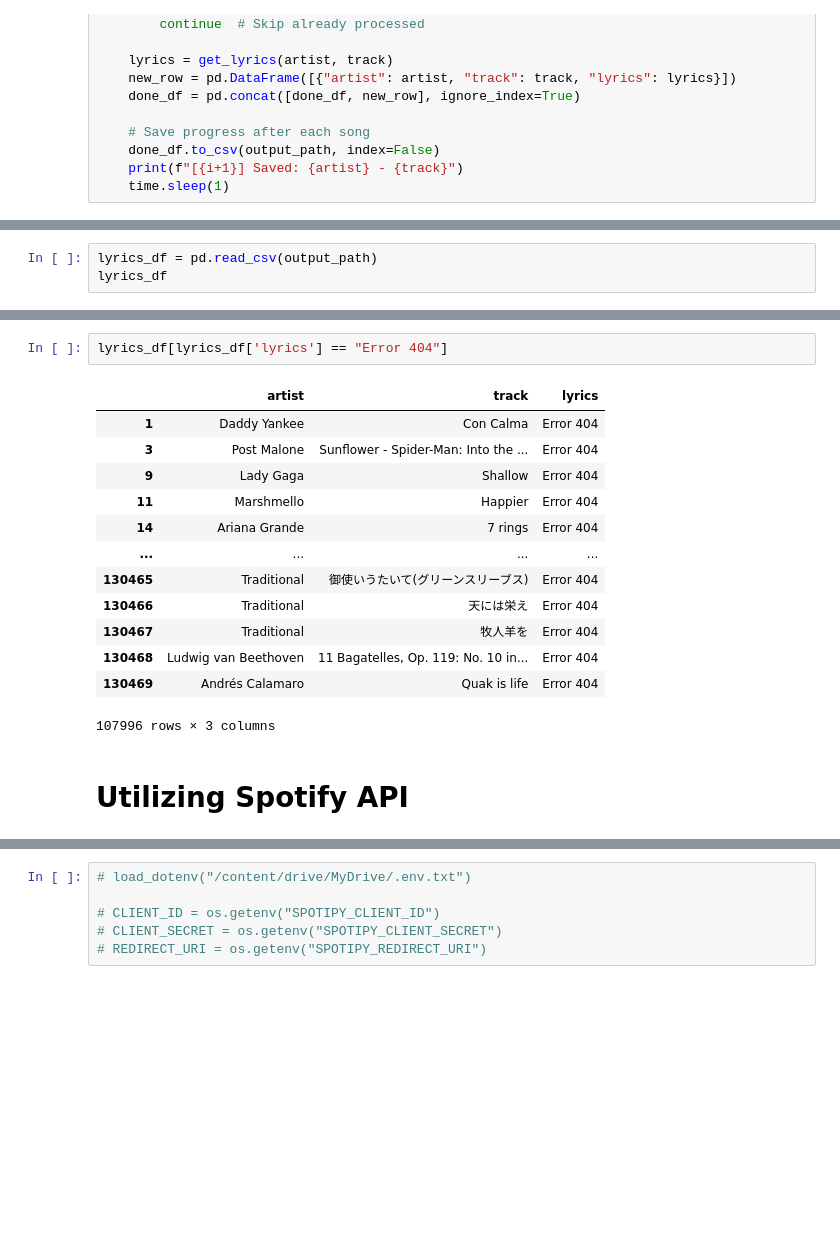
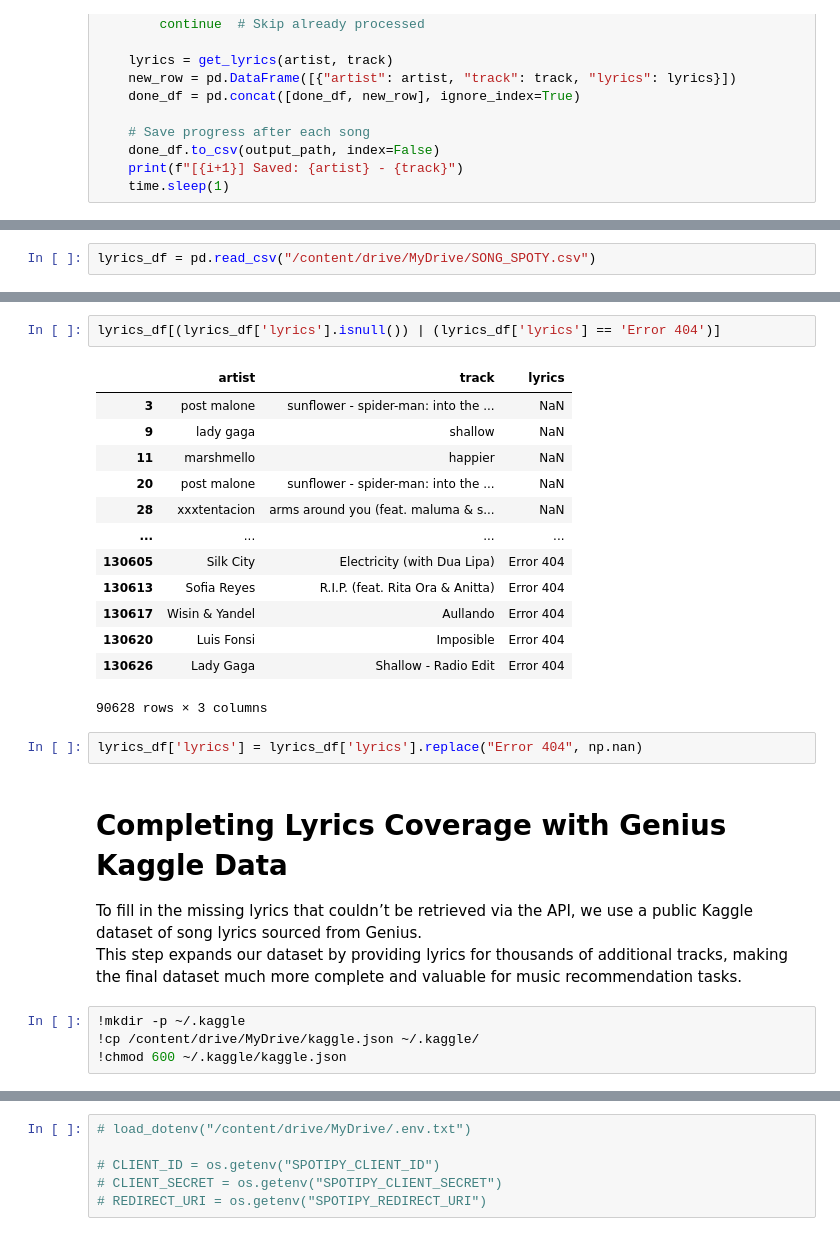
Before and after one commit to Tarek-1/Music_Recommender_System, a Jupyter notebook: Spotify_API.ipynb, the cells around one changed output, grey strips where cells are left out. Drawn from its saved outputs; the diff is of its cells as text; blank space fills up the shorter version.

```diff
--- a/Spotify_API.ipynb
+++ b/Spotify_API.ipynb
@@ -211,3 +259,2 @@ for i, row in df_big_deduped.iterrows():
 # %%
-lyrics_df = pd.read_csv(output_path)
-lyrics_df
+lyrics_df = pd.read_csv("/content/drive/MyDrive/SONG_SPOTY.csv")
@@ -228,18 +261,27 @@ lyrics_df
 # %%
-lyrics_df[lyrics_df['lyrics'] == "Error 404"]
+lyrics_df[(lyrics_df['lyrics'].isnull()) | (lyrics_df['lyrics'] == 'Error 404')]
 # %% [output]
 |  | artist | track | lyrics |
-| 1 | Daddy Yankee | Con Calma | Error 404 |
-| 3 | Post Malone | Sunflower - Spider-Man: Into the ... | Error 404 |
-| 9 | Lady Gaga | Shallow | Error 404 |
-| 11 | Marshmello | Happier | Error 404 |
-| 14 | Ariana Grande | 7 rings | Error 404 |
+| 3 | post malone | sunflower - spider-man: into the ... | NaN |
+| 9 | lady gaga | shallow | NaN |
+| 11 | marshmello | happier | NaN |
+| 20 | post malone | sunflower - spider-man: into the ... | NaN |
+| 28 | xxxtentacion | arms around you (feat. maluma & s... | NaN |
 | ... | ... | ... | ... |
-| 130465 | Traditional | 御使いうたいて(グリーンスリーブス) | Error 404 |
-| 130466 | Traditional | 天には栄え | Error 404 |
-| 130467 | Traditional | 牧人羊を | Error 404 |
-| 130468 | Ludwig van Beethoven | 11 Bagatelles, Op. 119: No. 10 in... | Error 404 |
-| 130469 | Andrés Calamaro | Quak is life | Error 404 |
+| 130605 | Silk City | Electricity (with Dua Lipa) | Error 404 |
+| 130613 | Sofia Reyes | R.I.P. (feat. Rita Ora & Anitta) | Error 404 |
+| 130617 | Wisin & Yandel | Aullando | Error 404 |
+| 130620 | Luis Fonsi | Imposible | Error 404 |
+| 130626 | Lady Gaga | Shallow - Radio Edit | Error 404 |
-107996 rows × 3 columns
+90628 rows × 3 columns
-# %% [markdown]
-# Utilizing Spotify API
+# %%
+lyrics_df['lyrics'] = lyrics_df['lyrics'].replace("Error 404", np.nan)
+# %% [markdown]
+# Completing Lyrics Coverage with Genius Kaggle Data
+
+To fill in the missing lyrics that couldn’t be retrieved via the API, we use a public Kaggle dataset of song lyrics sourced from Genius.
+This step expands our dataset by providing lyrics for thousands of additional tracks, making the final dataset much more complete and valuable for music recommendation tasks.
+# %%
+!mkdir -p ~/.kaggle
+!cp /content/drive/MyDrive/kaggle.json ~/.kaggle/
+!chmod 600 ~/.kaggle/kaggle.json
```
Also changed, not shown: parts of 60 cells of this notebook.
